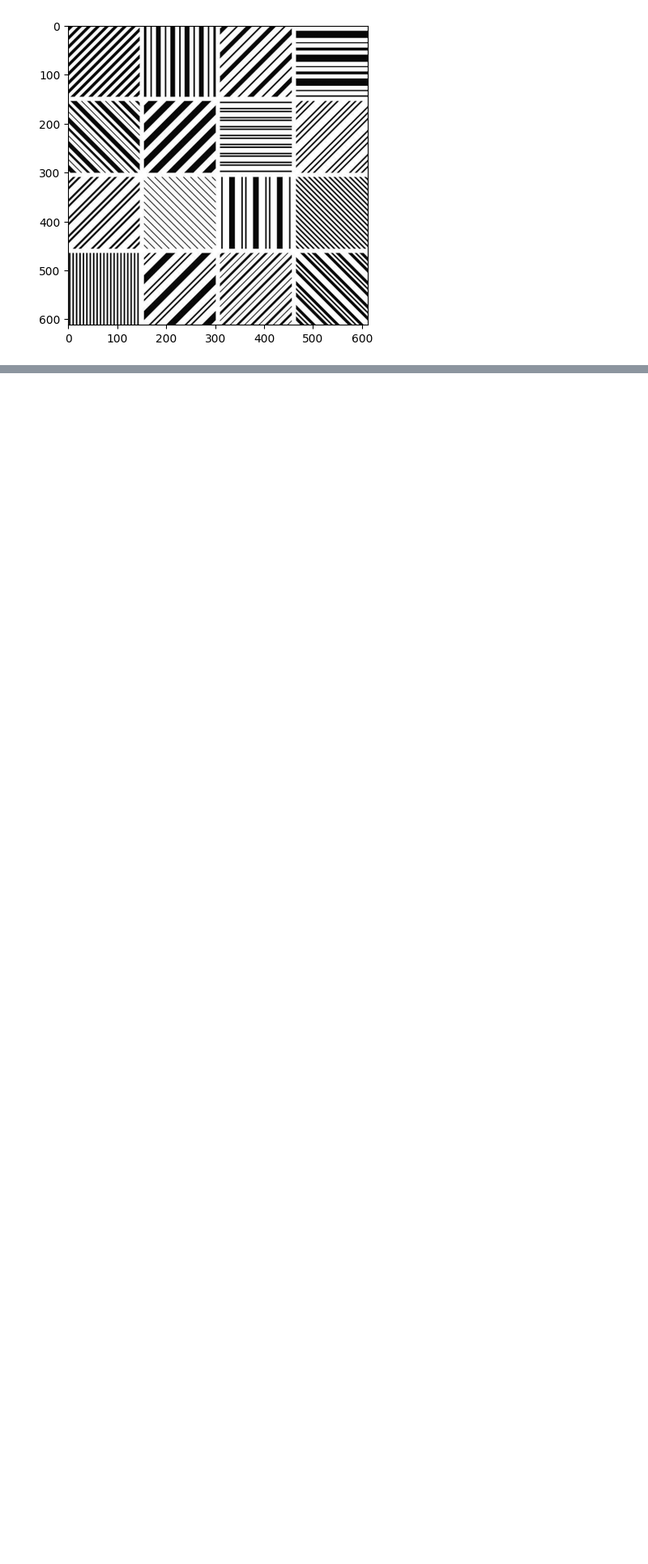
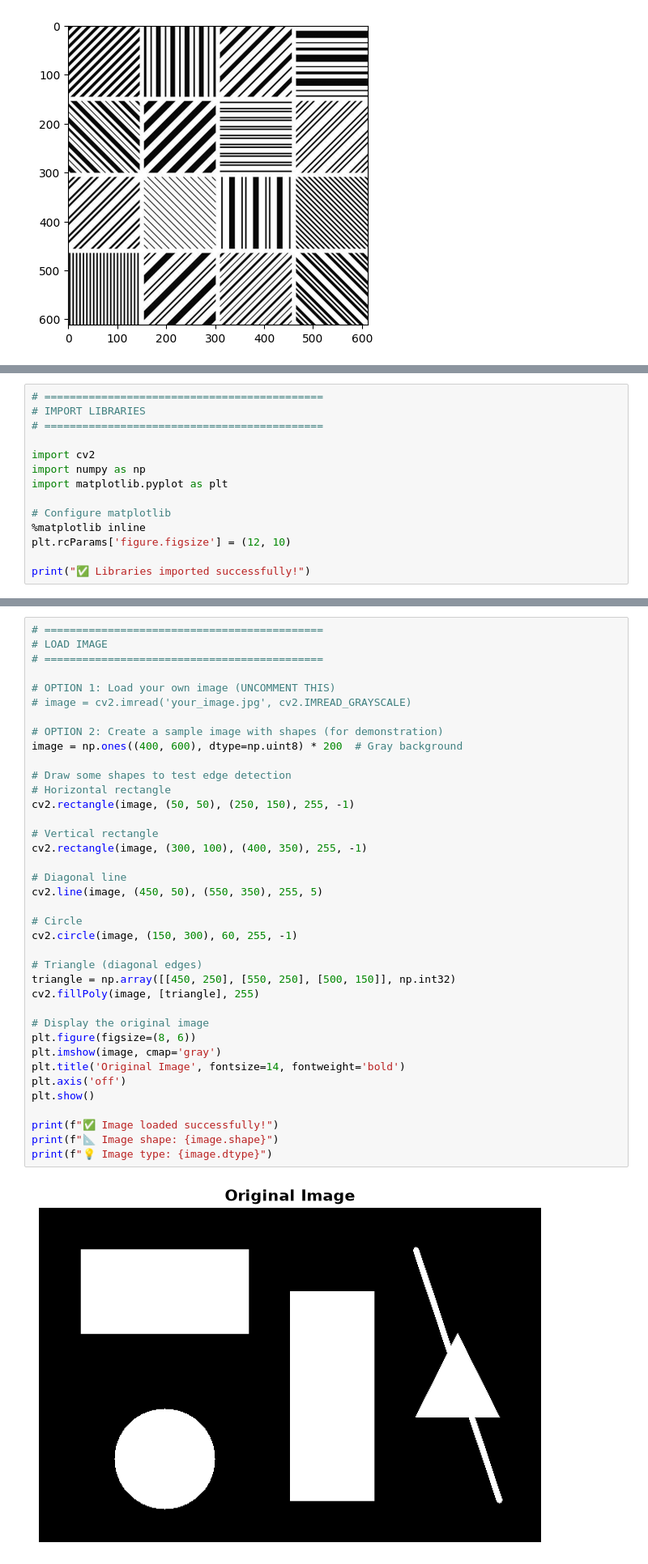
Before and after one commit to Intelli2Byte/OpenCV-practice-projects, a Jupyter notebook: 6thdaycv.ipynb, the cells around one changed output, grey strips where cells are left out. Shown at 81% size. Saved outputs shown, nothing was run; the diff lists cells and outputs as text; blank space fills up the shorter version.

Commit message:
Working with Image filter

```diff
--- a/6thdaycv.ipynb
+++ b/6thdaycv.ipynb
@@ -64,0 +107,14 @@ plt.show()
+# %%
+# ============================================
+# IMPORT LIBRARIES
+# ============================================
+
+import cv2
+import numpy as np
+import matplotlib.pyplot as plt
+
+# Configure matplotlib
+%matplotlib inline
+plt.rcParams['figure.figsize'] = (12, 10)
+
+print("✅ Libraries imported successfully!")
@@ -64,0 +127,40 @@ plt.show()
+# %%
+# ============================================
+# LOAD IMAGE
+# ============================================
+
+# OPTION 1: Load your own image (UNCOMMENT THIS)
+# image = cv2.imread('your_image.jpg', cv2.IMREAD_GRAYSCALE)
+
+# OPTION 2: Create a sample image with shapes (for demonstration)
+image = np.ones((400, 600), dtype=np.uint8) * 200  # Gray background
+
+# Draw some shapes to test edge detection
+# Horizontal rectangle
+cv2.rectangle(image, (50, 50), (250, 150), 255, -1)
+
+# Vertical rectangle
+cv2.rectangle(image, (300, 100), (400, 350), 255, -1)
+
+# Diagonal line
+cv2.line(image, (450, 50), (550, 350), 255, 5)
+
+# Circle
+cv2.circle(image, (150, 300), 60, 255, -1)
+
+# Triangle (diagonal edges)
+triangle = np.array([[450, 250], [550, 250], [500, 150]], np.int32)
+cv2.fillPoly(image, [triangle], 255)
+
+# Display the original image
+plt.figure(figsize=(8, 6))
+plt.imshow(image, cmap='gray')
+plt.title('Original Image', fontsize=14, fontweight='bold')
+plt.axis('off')
+plt.show()
+
+print(f"✅ Image loaded successfully!")
+print(f"📐 Image shape: {image.shape}")
+print(f"💡 Image type: {image.dtype}")
+# %% [output]
+[figure, added]
```
Also changed, not shown: parts of 7 cells of this notebook.
